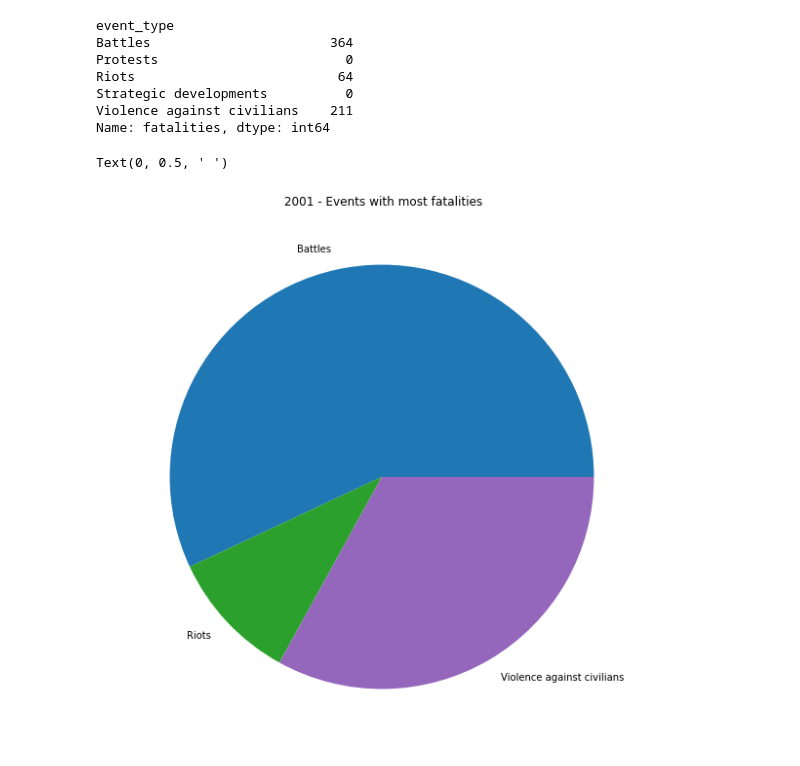
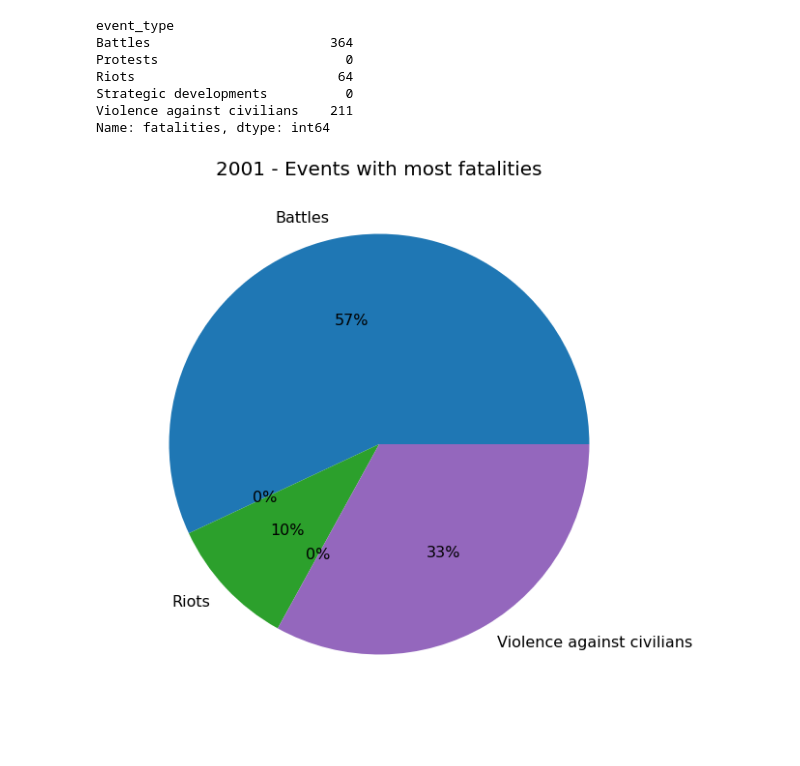
Before and after one commit to davidkiama/-SitakiViolence, a Jupyter notebook: 2001-violence_Ke.ipynb, the cells around one changed output. Saved outputs shown, nothing was run; the diff lists cells and outputs as text; code cells hidden in the pictures.

Commit message:
Edited Visuals

```diff
--- a/2001-violence_Ke.ipynb
+++ b/2001-violence_Ke.ipynb
@@ -23,12 +23,14 @@ Strategic developments          0
 Violence against civilians    211
 Name: fatalities, dtype: int64
 # %%
-df2001.groupby(df2001['event_type'])['fatalities'].sum().plot(kind='pie',figsize=(14,10))
-plt.title(' 2001 - Events with most fatalities')
+df2001.groupby(df2001['event_type'])['fatalities'].sum().plot.pie(autopct='%1.0f%%', figsize=(14,10), fontsize=16)
+title = '2001 - Events with most fatalities'
+plt.title(title, fontsize=20)
 plt.ylabel(' ')
+#Save Image
+plt.savefig(title, dpi=1000, facecolor='w')
 # %% [output]
-Text(0, 0.5, ' ')
-[figure, old version]
+[figure, new version]
 # %%
 df2001.groupby([df2001['event_type'], df2001['sub_event_type']])['fatalities'].sum()
 # %% [output]
```
Also changed, not shown: parts of 3 cells of this notebook, 34 other files.
